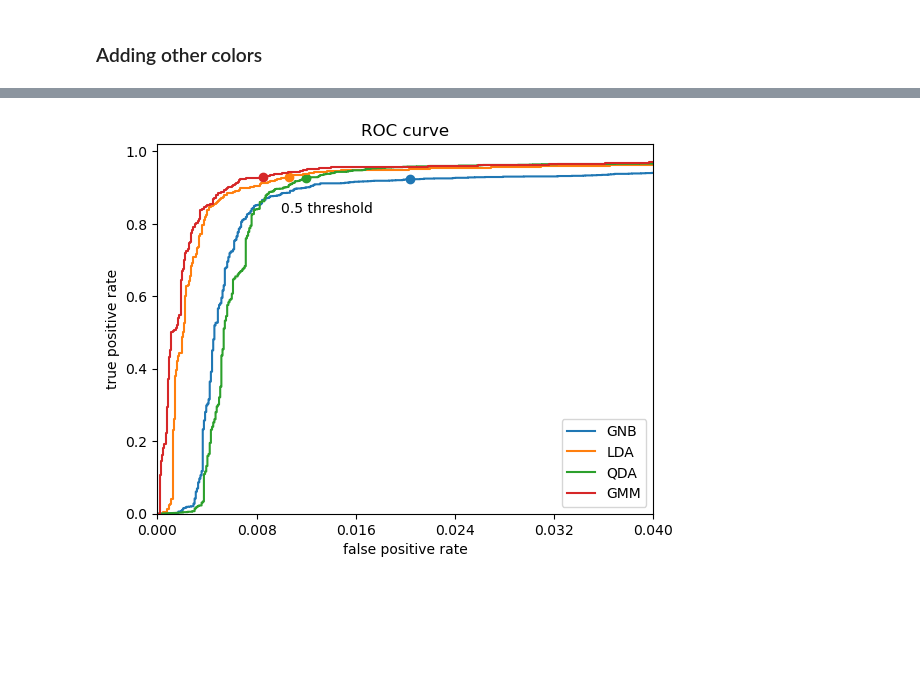
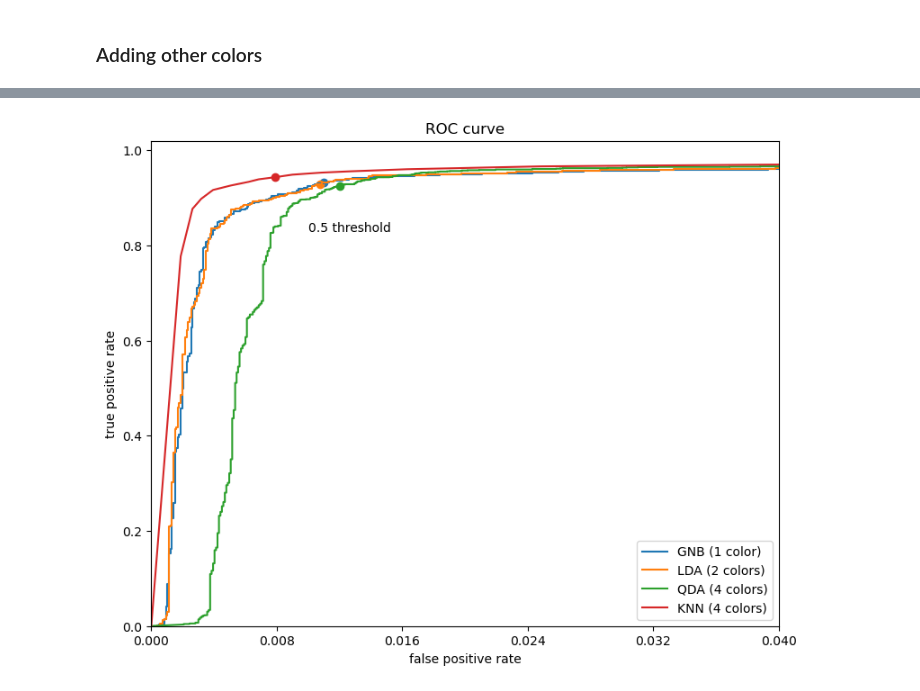
Before and after one commit to Amedeo1054/astrostat_mlearn, a Jupyter notebook: L19_galaxiesVSqso_classification.ipynb, the cells around one changed output, grey strips where cells are left out. Saved outputs shown, nothing was run; the diff lists cells and outputs as text; code cells hidden in the pictures; blank space fills up the shorter version.

```diff
--- a/L19_galaxiesVSqso_classification.ipynb
+++ b/L19_galaxiesVSqso_classification.ipynb
@@ -87,14 +57,7 @@ from astroML.utils import split_samples
 from astroML.utils import completeness_contamination
 from sklearn.metrics import precision_recall_curve, roc_curve
 # %%
-# Prepare data
-X = np.array([u_g, g_r, r_i, i_z]).T
-y = np.array(objclass)
+# Split data for training/test
+
 (X_train, X_test), (y_train, y_test) = split_samples(X, y, [0.75, 0.25], random_state=70)
-
-N_tot = len(y)
-N_st = np.sum(y == 0)
-N_rr = N_tot - N_st
-N_train = len(y_train)
-N_test = len(y_test)
 # %% [markdown]
@@ -107,7 +70,6 @@ xlim = [[-0.5, 2.5],
 
 fig = plt.figure(figsize=(10,8))
 
-predictions = []
 for i in range(4):
     clf = GaussianNB()
     clf.fit(X_train[:, i:i+1], y_train)
@@ -122,14 +84,14 @@ for i in range(4):
 
     ax = fig.add_subplot(2,2,i+1)
     ax.hist(X[:,i][(X[:,i]>xlim[i][0]) & (X[:,i]<xlim[i][1])], bins=50, density=True)
-    ax.plot(xx, Z[:, 0].reshape(xx.shape), 'r--')
+    ax.plot(xx, 1-Z[:, 0].reshape(xx.shape), 'r--')
     ax.axvline(xx[np.abs(Z[:,0] - 0.5).argmin()], c='k')
     ax.set_xlabel(labels[i])
     ax.set_xlim(xlim[i][0], xlim[i][1])
 
-    ax.hist(X[:,i][(X[:,i]>xlim[i][0]) & (X[:,i]<xlim[i][1]) & ([objclass[j]==0 for j in range(50000)])],
+    ax.hist(X[:,i][(X[:,i]>xlim[i][0]) & (X[:,i]<xlim[i][1]) & ([y[j]==0 for j in range(50000)])],
             bins=25, histtype='step', color='orange', density=True)
-    ax.hist(X[:,i][(X[:,i]>xlim[i][0]) & (X[:,i]<xlim[i][1]) & ([objclass[j]==1 for j in range(50000)])],
+    ax.hist(X[:,i][(X[:,i]>xlim[i][0]) & (X[:,i]<xlim[i][1]) & ([y[j]==1 for j in range(50000)])],
             bins=25, histtype='step', color='purple', density=True)
 
     ax.text(0.01, 0.99, "Completeness  = "+str(completeness)+"\nContamination = "+str(contamination), transform=ax.transAxes, ha='left', va='top', fontsize=8, bbox=dict(facecolor='white', alpha=0.8))
@@ -623,80 +386,38 @@ From the completeness and contaminations plots, we can say that the best classif
 # %%
-thresholds = np.linspace(0, 1, 1001)[:-1]
-
-#------------------------------------------------------------
-# train and predict
-clf = GaussianNB()
-clf.fit(X_train, y_train)
-probGNB = clf.predict_proba(X_test)[:,1]
-compGNB = np.zeros_like(thresholds)
-contGNB = np.zeros_like(thresholds)
-for i, t in enumerate(thresholds):
-    y_pred = (probGNB >= t)
-    compGNB[i], contGNB[i] = completeness_contamination(y_pred, y_test)
-
-clf = LDA()
-clf.fit(X_train, y_train)
-probLDA = clf.predict_proba(X_test)[:,1]
-compLDA = np.zeros_like(thresholds)
-contLDA = np.zeros_like(thresholds)
-for i, t in enumerate(thresholds):
-    y_pred = (probLDA >= t)
-    compLDA[i], contLDA[i] = completeness_contamination(y_pred, y_test)
-
-clf = QDA()
-clf.fit(X_train, y_train)
-probQDA = clf.predict_proba(X_test)[:,1]
-compQDA = np.zeros_like(thresholds)
-contQDA = np.zeros_like(thresholds)
-for i, t in enumerate(thresholds):
-    y_pred = (probQDA >= t)
-    compQDA[i], contQDA[i] = completeness_contamination(y_pred, y_test)
-
-clf = GMMBayes(5, tol=1E-5, covariance_type='full')
-clf.fit(X_train, y_train)
-probGMM = clf.predict_proba(X_test)[:,1]
-compGMM = np.zeros_like(thresholds)
-contGMM = np.zeros_like(thresholds)
-for i, t in enumerate(thresholds):
-    y_pred = (probGMM >= t)
-    compGMM[i], contGMM[i] = completeness_contamination(y_pred, y_test)
-
-#------------------------------------------------------------
-# Plot ROC curves
-fig = plt.figure()
+fig = plt.figure(figsize=(9,7))
 ax1 = plt.subplot()
 
-fpr, tpr, thresh = roc_curve(y_test, probGNB)
-ax1.plot(fpr, tpr, label='GNB')
+fpr, tpr, thresh = roc_curve(y_test, y_probGNB[0])
+ax1.plot(fpr, tpr, label='GNB (1 color)')
 tx, ty = fpr[np.argmin(abs(thresh-0.5))], tpr[np.argmin(abs(thresh-0.5))]
 ax1.scatter(tx,ty)
 
 
-fpr, tpr, thresh = roc_curve(y_test, probLDA)
-ax1.plot(fpr, tpr, label='LDA')
+fpr, tpr, thresh = roc_curve(y_test, y_probLDA[1])
+ax1.plot(fpr, tpr, label='LDA (2 colors)')
 tx, ty = fpr[np.argmin(abs(thresh-0.5))], tpr[np.argmin(abs(thresh-0.5))]
 ax1.scatter(tx,ty)
 
-fpr, tpr, thresh = roc_curve(y_test, probQDA)
-ax1.plot(fpr, tpr, label='QDA')
+fpr, tpr, thresh = roc_curve(y_test, y_probQDA[3])
+ax1.plot(fpr, tpr, label='QDA (4 colors)')
 tx, ty = fpr[np.argmin(abs(thresh-0.5))], tpr[np.argmin(abs(thresh-0.5))]
 ax1.scatter(tx,ty)
 
-fpr, tpr, thresh = roc_curve(y_test, probGMM)
-ax1.plot(fpr, tpr, label='GMM')
+fpr, tpr, thresh = roc_curve(y_test, y_probKNN[3])
+ax1.plot(fpr, tpr, label='KNN (4 colors)')
 tx, ty = fpr[np.argmin(abs(thresh-0.5))], tpr[np.argmin(abs(thresh-0.5))]
 ax1.scatter(tx,ty)
 
 ax1.text(0.01, 0.83, '0.5 threshold')
 
 ax1.set_xlim(0, 0.04)
 ax1.set_ylim(0, 1.02)
 ax1.xaxis.set_major_locator(plt.MaxNLocator(5))
 ax1.set_xlabel('false positive rate')
 ax1.set_ylabel('true positive rate')
 ax1.set_title('ROC curve')
-ax1.legend(loc=4)
+ax1.legend()
 
 plt.show()
 # %% [output]
-[figure, old version]
+[figure, new version]
```
Also changed, not shown: parts of 37 cells of this notebook.
